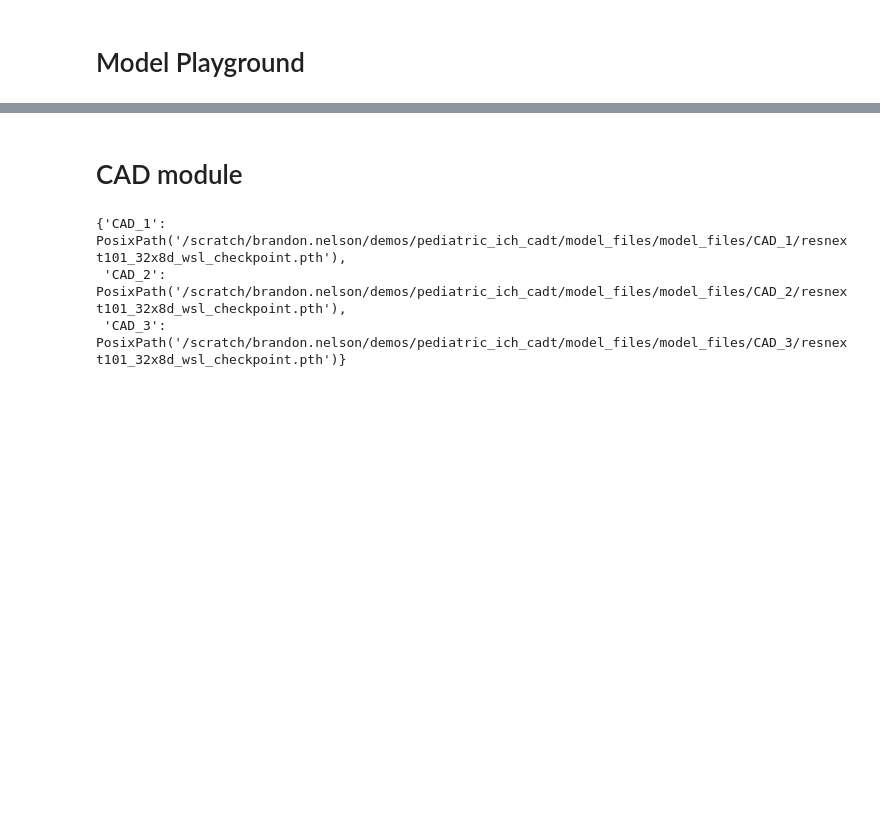
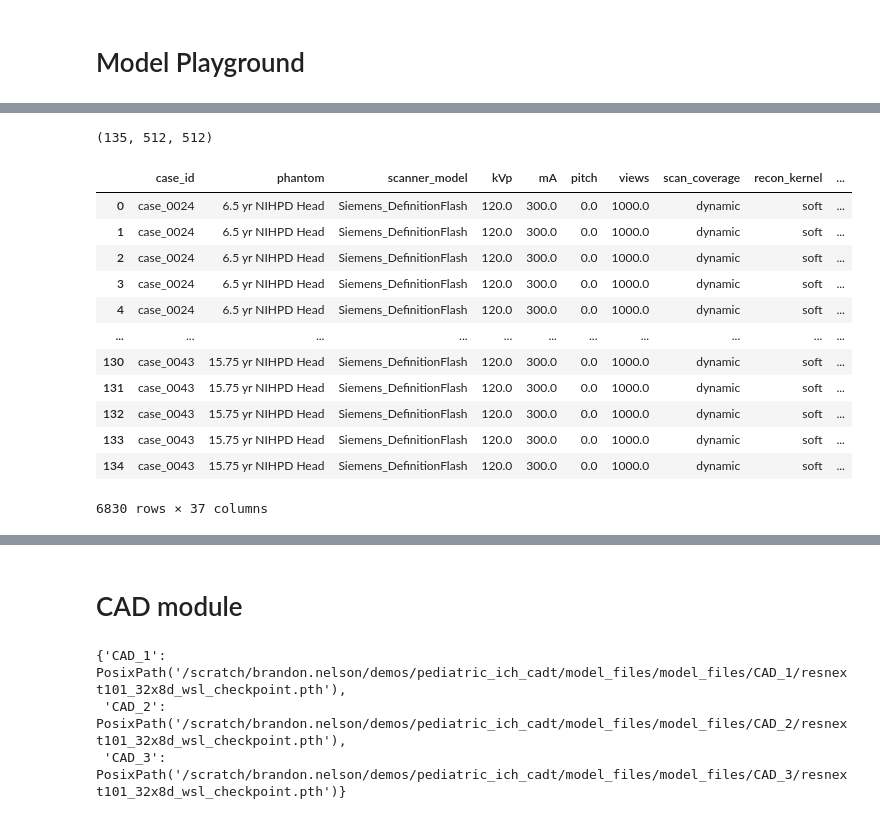
Before and after one commit to brandonjnelsonFDA/Pediatric-AI-Playground, a Jupyter notebook: 01_cadt_inference.ipynb, the cells around one changed output, grey strips where cells are left out. Drawn from its saved outputs; the diff is of its cells as text; code cells hidden in the pictures; blank space fills up the shorter version.

Commit message:
added synthetic dataset

```diff
--- a/01_cadt_inference.ipynb
+++ b/01_cadt_inference.ipynb
@@ -49,0 +5,11 @@ pd.read_csv(hssayeni_dir / 'hemorrhage_diagnosis_raw_ct.csv')
+# %%
+from pathlib import Path
+import pandas as pd
+import numpy as np
+# from gradio_demo import load_datasets
+
+hssayeni_dir = '/projects01/didsr-aiml/brandon.nelson/pedsilicoICH/datasets/Hssayeni/'
+synth_dir = Path('/scratch/brandon.nelson/demos/pediatric_ich_cadt/results')
+
+patients = load_datasets(hssayeni_dir, synth_dir)
+patients
@@ -49,0 +30,24 @@ pd.read_csv(hssayeni_dir / 'hemorrhage_diagnosis_raw_ct.csv')
+# %%
+import SimpleITK as sitk
+vol = sitk.GetArrayFromImage(sitk.ReadImage(sorted(list(Path(patients[patients.name == 'synthetic 43']['file'].iloc[0]).glob('*.dcm')))))
+vol.shape
+# %% [output]
+(135, 512, 512)
+# %%
+synth_dir = Path(synth_dir)
+results = pd.concat([pd.read_csv(o) for o in synth_dir.rglob('*.csv')])
+results
+# %% [output]
+|  | case_id | phantom | scanner_model | kVp | mA | pitch | views | scan_coverage | recon_kernel | ... |
+| 0 | case_0024 | 6.5 yr NIHPD Head | Siemens_DefinitionFlash | 120.0 | 300.0 | 0.0 | 1000.0 | dynamic | soft | ... |
+| 1 | case_0024 | 6.5 yr NIHPD Head | Siemens_DefinitionFlash | 120.0 | 300.0 | 0.0 | 1000.0 | dynamic | soft | ... |
+| 2 | case_0024 | 6.5 yr NIHPD Head | Siemens_DefinitionFlash | 120.0 | 300.0 | 0.0 | 1000.0 | dynamic | soft | ... |
+| 3 | case_0024 | 6.5 yr NIHPD Head | Siemens_DefinitionFlash | 120.0 | 300.0 | 0.0 | 1000.0 | dynamic | soft | ... |
+| 4 | case_0024 | 6.5 yr NIHPD Head | Siemens_DefinitionFlash | 120.0 | 300.0 | 0.0 | 1000.0 | dynamic | soft | ... |
+| ... | ... | ... | ... | ... | ... | ... | ... | ... | ... | ... |
+| 130 | case_0043 | 15.75 yr NIHPD Head | Siemens_DefinitionFlash | 120.0 | 300.0 | 0.0 | 1000.0 | dynamic | soft | ... |
+| 131 | case_0043 | 15.75 yr NIHPD Head | Siemens_DefinitionFlash | 120.0 | 300.0 | 0.0 | 1000.0 | dynamic | soft | ... |
+| 132 | case_0043 | 15.75 yr NIHPD Head | Siemens_DefinitionFlash | 120.0 | 300.0 | 0.0 | 1000.0 | dynamic | soft | ... |
+| 133 | case_0043 | 15.75 yr NIHPD Head | Siemens_DefinitionFlash | 120.0 | 300.0 | 0.0 | 1000.0 | dynamic | soft | ... |
+| 134 | case_0043 | 15.75 yr NIHPD Head | Siemens_DefinitionFlash | 120.0 | 300.0 | 0.0 | 1000.0 | dynamic | soft | ... |
+6830 rows × 37 columns
```
Also changed, not shown: parts of 6 cells of this notebook, 4 other files.
